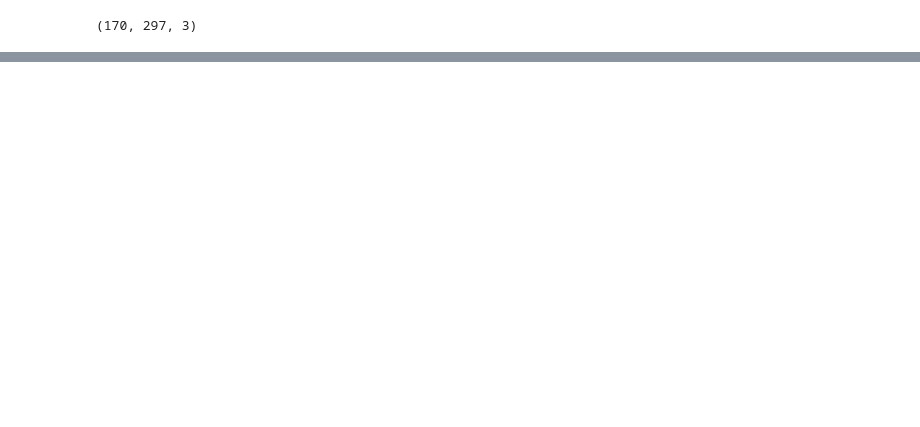
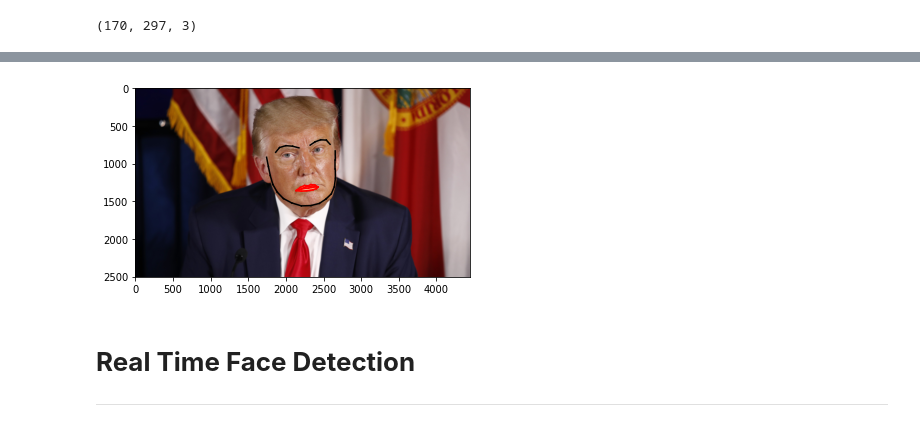
Before and after one commit to AprameyaGupta/nuclei-technologies-task, a Jupyter notebook: INTERNSHALA_0820_ASSIGN1_APRAMEYA_GUPTA.ipynb, the cells around one changed output, grey strips where cells are left out. Cells and saved outputs as stored; diff of their text form; code cells hidden in the pictures; blank space fills up the shorter version.

```diff
--- a/INTERNSHALA_0820_ASSIGN1_APRAMEYA_GUPTA.ipynb
+++ b/INTERNSHALA_0820_ASSIGN1_APRAMEYA_GUPTA.ipynb
@@ -129,3 +117,0 @@ True
-# %%
-#Face Landmarks for features
-face_landmaks_list = face_recognition.face_landmarks(donald_img)
@@ -183,0 +228,10 @@ plt.show()
+# %%
+#Face Landmarks for features
+donald_img = cv2.imread("/content/train/donald-trump.jpg")
+donald_img = cv2.cvtColor(donald_img, cv2.COLOR_BGR2RGB)
+facial_features(donald_img)
+# %% [output]
+[figure, added]
+# %% [markdown]
+# **Real Time Face Detection**
+---
```
Also changed, not shown: parts of 26 cells of this notebook, 7 other files.
